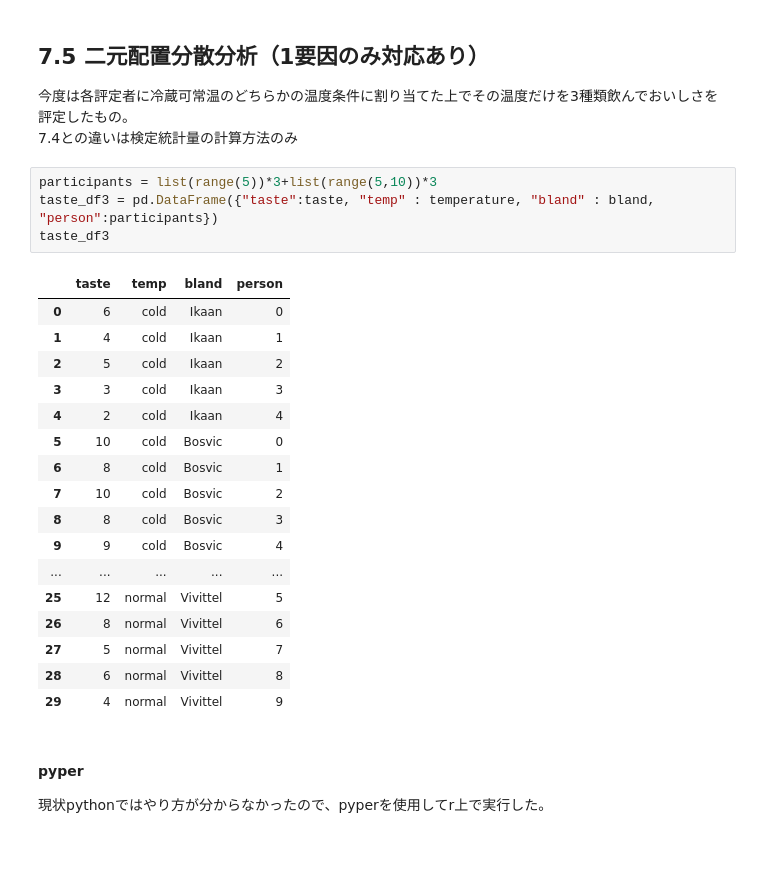
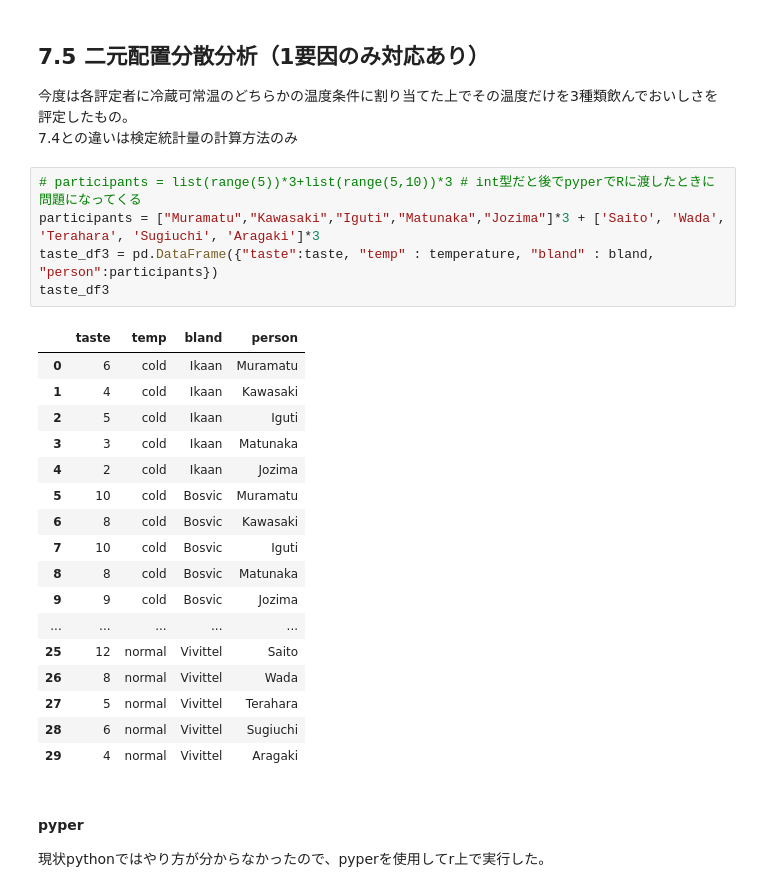
Before and after one commit to kanix29/statistics_r2python, a Jupyter notebook: Chapter7.ipynb, the cells around one changed output. Drawn from its saved outputs; the diff is of its cells as text; blank space fills up the shorter version.

```diff
--- a/Chapter7.ipynb
+++ b/Chapter7.ipynb
@@ -553,27 +554,28 @@ $p$値に注目すると、「温度」の主効果、「銘柄」の主効果
 今度は各評定者に冷蔵可常温のどちらかの温度条件に割り当てた上でその温度だけを3種類飲んでおいしさを評定したもの。\
 7.4との違いは検定統計量の計算方法のみ
 # %%
-participants = list(range(5))*3+list(range(5,10))*3
+# participants = list(range(5))*3+list(range(5,10))*3 # int型だと後でpyperでRに渡したときに問題になってくる
+participants = ["Muramatu","Kawasaki","Iguti","Matunaka","Jozima"]*3 + ['Saito', 'Wada', 'Terahara', 'Sugiuchi', 'Aragaki']*3
 taste_df3 = pd.DataFrame({"taste":taste, "temp" : temperature, "bland" : bland, "person":participants})
 taste_df3
 # %% [output]
 |  | taste | temp | bland | person |
-| 0 | 6 | cold | Ikaan | 0 |
-| 1 | 4 | cold | Ikaan | 1 |
-| 2 | 5 | cold | Ikaan | 2 |
-| 3 | 3 | cold | Ikaan | 3 |
-| 4 | 2 | cold | Ikaan | 4 |
-| 5 | 10 | cold | Bosvic | 0 |
-| 6 | 8 | cold | Bosvic | 1 |
-| 7 | 10 | cold | Bosvic | 2 |
-| 8 | 8 | cold | Bosvic | 3 |
-| 9 | 9 | cold | Bosvic | 4 |
+| 0 | 6 | cold | Ikaan | Muramatu |
+| 1 | 4 | cold | Ikaan | Kawasaki |
+| 2 | 5 | cold | Ikaan | Iguti |
+| 3 | 3 | cold | Ikaan | Matunaka |
+| 4 | 2 | cold | Ikaan | Jozima |
+| 5 | 10 | cold | Bosvic | Muramatu |
+| 6 | 8 | cold | Bosvic | Kawasaki |
+| 7 | 10 | cold | Bosvic | Iguti |
+| 8 | 8 | cold | Bosvic | Matunaka |
+| 9 | 9 | cold | Bosvic | Jozima |
 | ... | ... | ... | ... | ... |
-| 25 | 12 | normal | Vivittel | 5 |
-| 26 | 8 | normal | Vivittel | 6 |
-| 27 | 5 | normal | Vivittel | 7 |
-| 28 | 6 | normal | Vivittel | 8 |
-| 29 | 4 | normal | Vivittel | 9 |
+| 25 | 12 | normal | Vivittel | Saito |
+| 26 | 8 | normal | Vivittel | Wada |
+| 27 | 5 | normal | Vivittel | Terahara |
+| 28 | 6 | normal | Vivittel | Sugiuchi |
+| 29 | 4 | normal | Vivittel | Aragaki |
 # %% [markdown]
 #### pyper
 現状pythonではやり方が分からなかったので、pyperを使用してr上で実行した。
```
Also changed, not shown: parts of 7 cells of this notebook, 1 other file.
